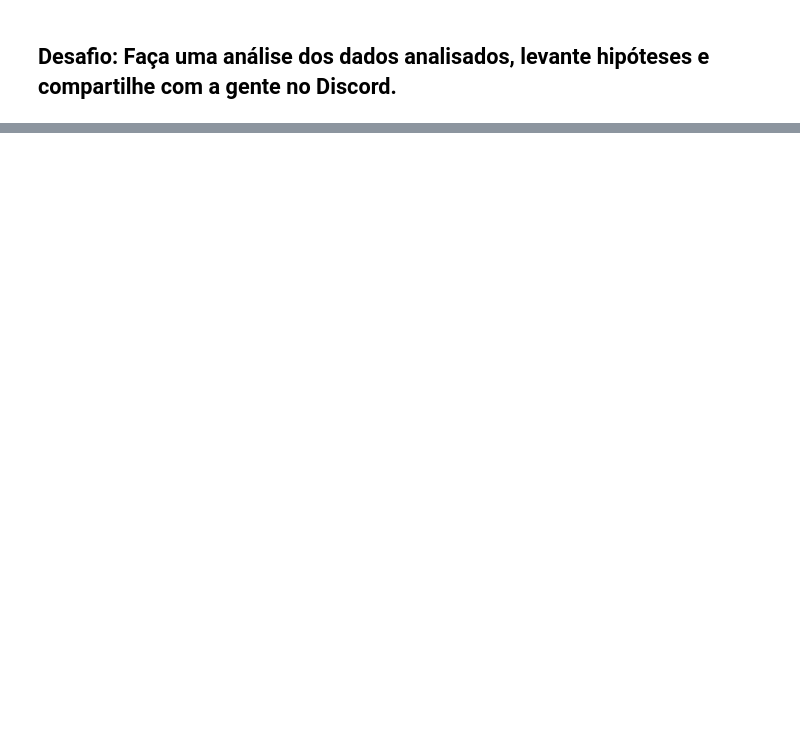
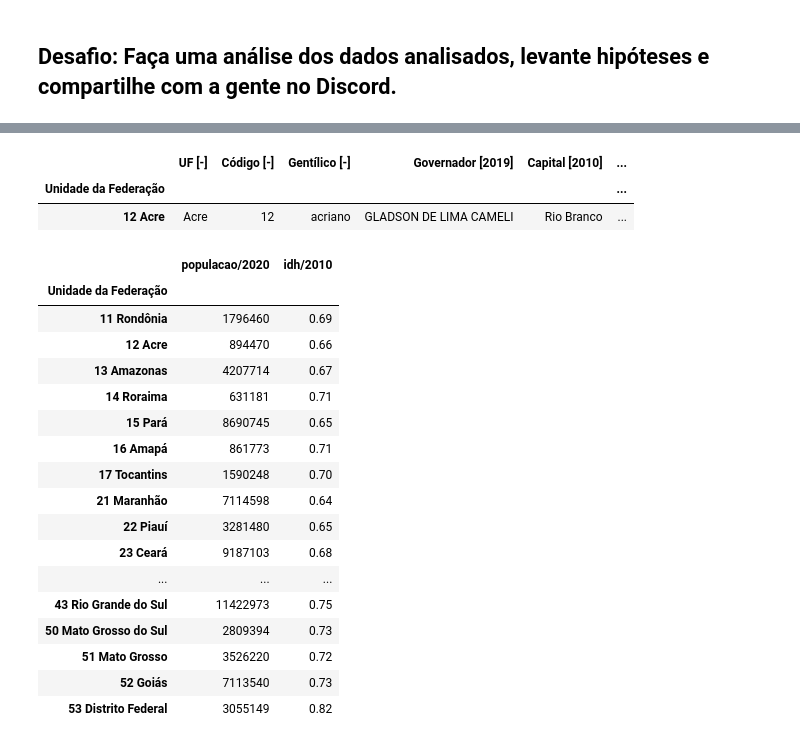
Before and after one commit to fervassoler/bootcamp-data-science-aplicada, a Jupyter notebook: bootcamp/modulo1/Aula5.ipynb, the cells around one changed output, grey strips where cells are left out. Cells and saved outputs as stored; diff of their text form; code cells hidden in the pictures; blank space fills up the shorter version.

```diff
--- a/bootcamp/modulo1/Aula5.ipynb
+++ b/bootcamp/modulo1/Aula5.ipynb
@@ -792,0 +838,4 @@ plt.show()
+# %%
+#comparar o idh com o gasto por população
+dados_ibge = pd.read_excel('dados_demograficos_ibge_brasil.xlsx', skiprows=2, skipfooter=15)
+dados_ibge.head()
@@ -792,0 +863,35 @@ plt.show()
+# %%
+#concatenando cód + uf pra gerar unidade da federação no mesmo padrão do outro df
+dados_ibge['Unidade da Federação'] = dados_ibge[['Código [-]', 'UF [-]']].apply(lambda x: ' '.join(x.values.astype(str)), axis=1)
+dados_ibge['Unidade da Federação'].head()
+dados_ibge = dados_ibge.set_index('Unidade da Federação')
+dados_ibge.head(1)
+# %% [output]
+|  | UF [-] | Código [-] | Gentílico [-] | Governador [2019] | Capital [2010] | ... |
+| Unidade da Federação |  |  |  |  |  | ... |
+| 12 Acre | Acre | 12 | acriano | GLADSON DE LIMA CAMELI | Rio Branco | ... |
+# %%
+ibge_pop_idh = dados_ibge[['População estimada - pessoas [2020]', 'IDH <span>Índice de desenvolvimento humano</span> [2010]']].copy()
+ibge_pop_idh.rename(columns={'População estimada - pessoas [2020]':'populacao/2020',
+                             'IDH <span>Índice de desenvolvimento humano</span> [2010]':'idh/2010'}, inplace=True)
+ibge_pop_idh = ibge_pop_idh.sort_index()
+ibge_pop_idh
+# %% [output]
+|  | populacao/2020 | idh/2010 |
+| Unidade da Federação |  |  |
+| 11 Rondônia | 1796460 | 0.69 |
+| 12 Acre | 894470 | 0.66 |
+| 13 Amazonas | 4207714 | 0.67 |
+| 14 Roraima | 631181 | 0.71 |
+| 15 Pará | 8690745 | 0.65 |
+| 16 Amapá | 861773 | 0.71 |
+| 17 Tocantins | 1590248 | 0.70 |
+| 21 Maranhão | 7114598 | 0.64 |
+| 22 Piauí | 3281480 | 0.65 |
+| 23 Ceará | 9187103 | 0.68 |
+| ... | ... | ... |
+| 43 Rio Grande do Sul | 11422973 | 0.75 |
+| 50 Mato Grosso do Sul | 2809394 | 0.73 |
+| 51 Mato Grosso | 3526220 | 0.72 |
+| 52 Goiás | 7113540 | 0.73 |
+| 53 Distrito Federal | 3055149 | 0.82 |
```
Also changed, not shown: parts of 19 cells of this notebook.
